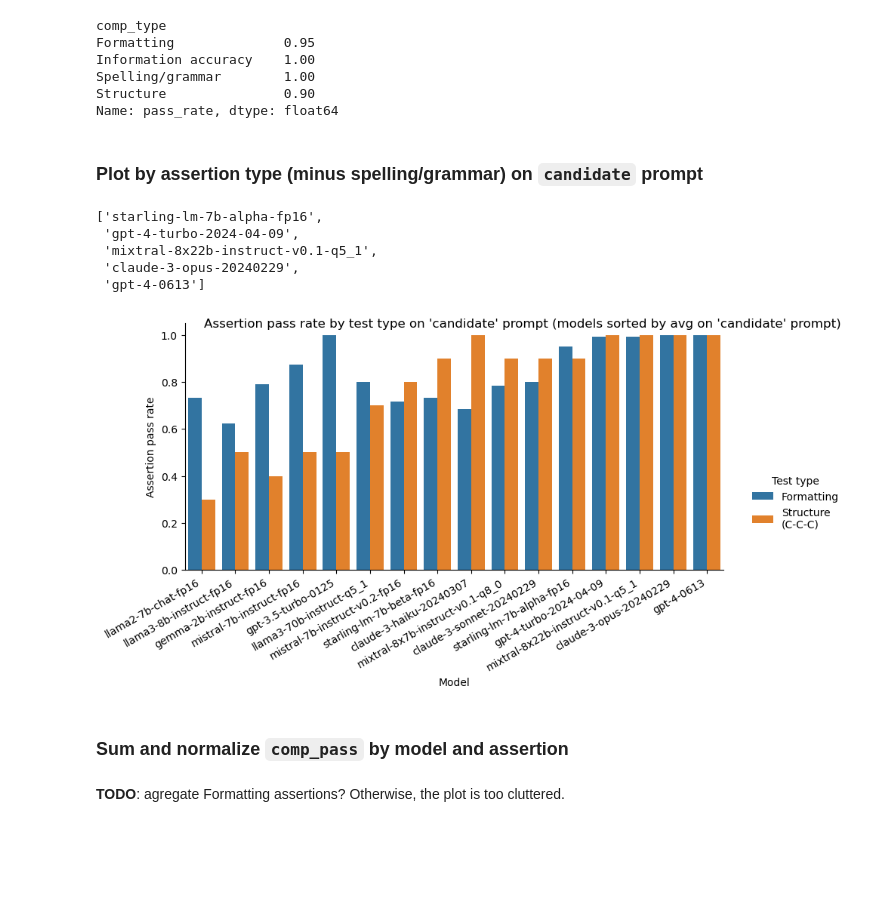
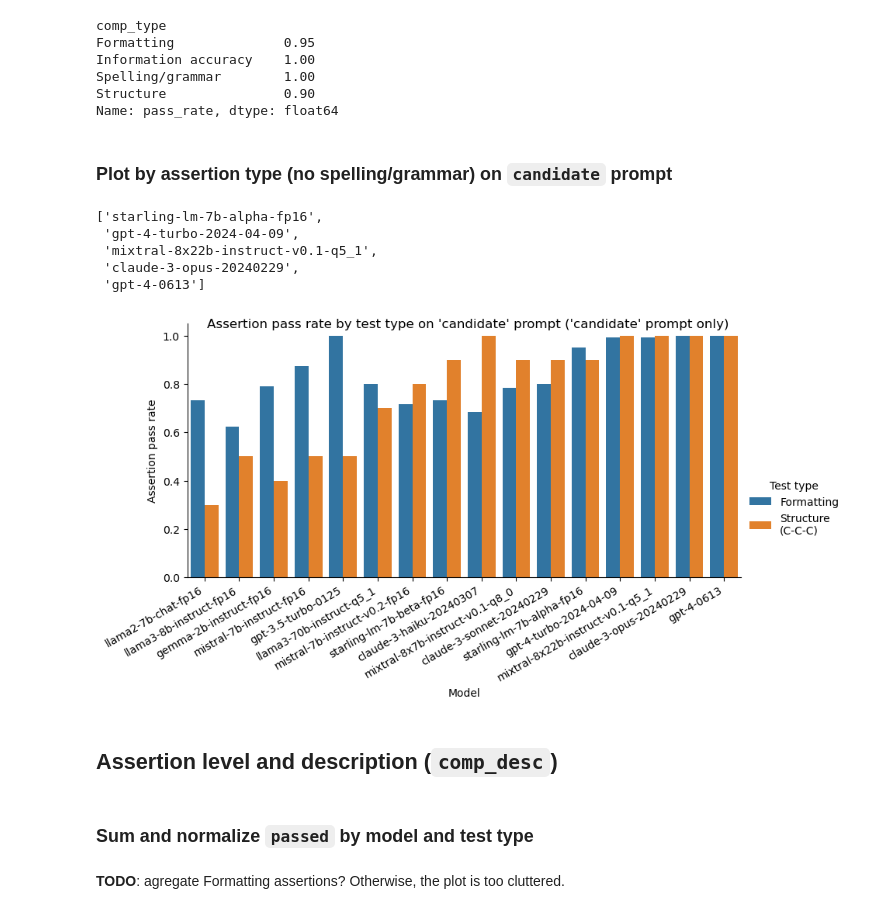
Before and after one commit to pivlab/manubot-ai-editor-evals, a Jupyter notebook: nbs/section_summary/02-introduction.ipynb, the cells around one changed output. Drawn from its saved outputs; the diff is of its cells as text; code cells hidden in the pictures; blank space fills up the shorter version.

```diff
--- a/nbs/section_summary/02-introduction.ipynb
+++ b/nbs/section_summary/02-introduction.ipynb
@@ -713,7 +720,7 @@ Spelling/grammar        1.00
 Structure               0.90
 Name: pass_rate, dtype: float64
 # %% [markdown]
-### Plot by assertion type (minus spelling/grammar) on `candidate` prompt
+### Plot by assertion type (no spelling/grammar) on `candidate` prompt
 # %%
 # sort models by score_avg in candidate prompts only (not baseline)
 sorted_models = (
@@ -745,37 +752,39 @@ g = sns.catplot(
     y="pass_rate",
     hue="comp_type",
     hue_order=[
         # "Spelling/grammar",
         "Formatting",
         "Structure",
     ],
     kind="bar",
     order=sorted_models,
     errorbar=None,
     height=4,
     aspect=2,
     legend_out=True,
 )
 g.fig.suptitle(
-    "Assertion pass rate by test type on 'candidate' prompt (models sorted by avg on 'candidate' prompt)",
+    "Assertion pass rate by test type on 'candidate' prompt ('candidate' prompt only)",
     ha="left",
     x=0.11,
 )
 g.set_xticklabels(rotation=30, ha="right")
 g.set(xlabel="Model", ylabel="Assertion pass rate")
 
 g._legend.set_title("Test type")
 new_labels = [
     # "Spelling/grammar",
     "Formatting",
     "Structure\n(C-C-C)",
 ]
 for t, l in zip(g._legend.texts, new_labels):
     t.set_text(l)
 # %% [output]
-[figure, old version]
+[figure, new version]
 # %% [markdown]
-### Sum and normalize `comp_pass` by model and assertion
+## Assertion level and description (`comp_desc`)
+# %% [markdown]
+### Sum and normalize `passed` by model and test type
 # %% [markdown]
 **TODO**: agregate Formatting assertions? Otherwise, the plot is too cluttered.
 # %%
```
Also changed, not shown: parts of 28 cells of this notebook, 7 other files.
